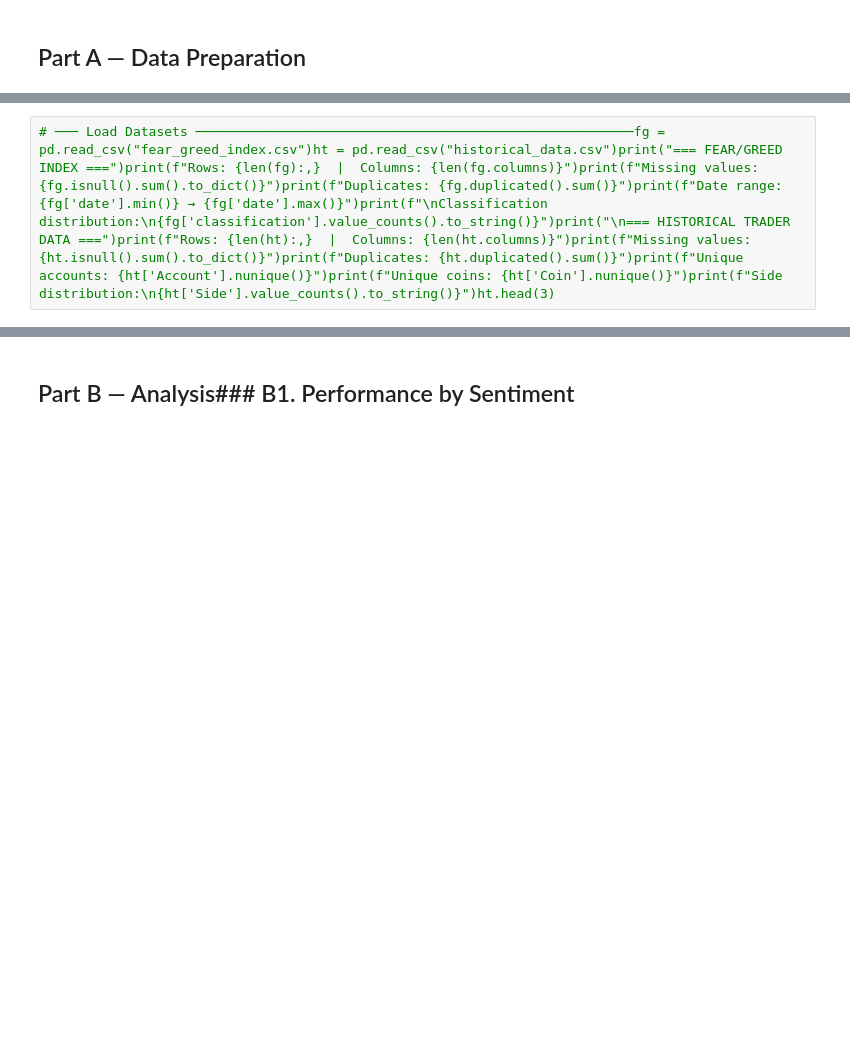
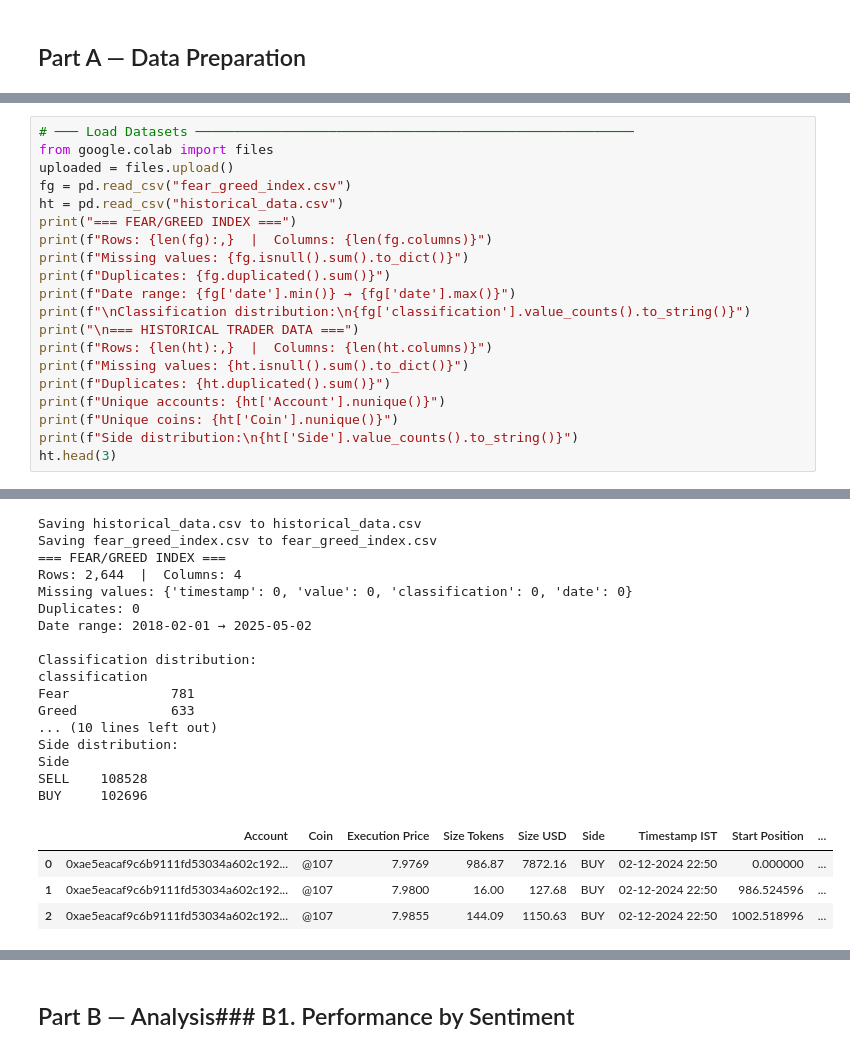
Before and after one commit to tomararpit147/Hyperliquid-Analysis-Project, a Jupyter notebook: analysis_notebook.ipynb, the cells around one changed output, grey strips where cells are left out. Cells and saved outputs as stored; diff of their text form; blank space fills up the shorter version.

```diff
--- a/analysis_notebook.ipynb
+++ b/analysis_notebook.ipynb
@@ -7,2 +35,21 @@ import pandas as pdimport numpy as npimport matplotlib.pyplot as pltimport matpl
 # %%
-# ─── Load Datasets ────────────────────────────────────────────────────────fg = pd.read_csv("fear_greed_index.csv")ht = pd.read_csv("historical_data.csv")print("=== FEAR/GREED INDEX ===")print(f"Rows: {len(fg):,}  |  Columns: {len(fg.columns)}")print(f"Missing values: {fg.isnull().sum().to_dict()}")print(f"Duplicates: {fg.duplicated().sum()}")print(f"Date range: {fg['date'].min()} → {fg['date'].max()}")print(f"\nClassification distribution:\n{fg['classification'].value_counts().to_string()}")print("\n=== HISTORICAL TRADER DATA ===")print(f"Rows: {len(ht):,}  |  Columns: {len(ht.columns)}")print(f"Missing values: {ht.isnull().sum().to_dict()}")print(f"Duplicates: {ht.duplicated().sum()}")print(f"Unique accounts: {ht['Account'].nunique()}")print(f"Unique coins: {ht['Coin'].nunique()}")print(f"Side distribution:\n{ht['Side'].value_counts().to_string()}")ht.head(3)
+# ─── Load Datasets ────────────────────────────────────────────────────────
+from google.colab import files
+uploaded = files.upload()
+fg = pd.read_csv("fear_greed_index.csv")
+ht = pd.read_csv("historical_data.csv")
+print("=== FEAR/GREED INDEX ===")
+print(f"Rows: {len(fg):,}  |  Columns: {len(fg.columns)}")
+print(f"Missing values: {fg.isnull().sum().to_dict()}")
+print(f"Duplicates: {fg.duplicated().sum()}")
+print(f"Date range: {fg['date'].min()} → {fg['date'].max()}")
+print(f"\nClassification distribution:\n{fg['classification'].value_counts().to_string()}")
+print("\n=== HISTORICAL TRADER DATA ===")
+print(f"Rows: {len(ht):,}  |  Columns: {len(ht.columns)}")
+print(f"Missing values: {ht.isnull().sum().to_dict()}")
+print(f"Duplicates: {ht.duplicated().sum()}")
+print(f"Unique accounts: {ht['Account'].nunique()}")
+print(f"Unique coins: {ht['Coin'].nunique()}")
+print(f"Side distribution:\n{ht['Side'].value_counts().to_string()}")
+ht.head(3)
+# %% [output]
@@ -9 +57,22 @@ import pandas as pdimport numpy as npimport matplotlib.pyplot as pltimport matpl
+Saving historical_data.csv to historical_data.csv
+Saving fear_greed_index.csv to fear_greed_index.csv
+=== FEAR/GREED INDEX ===
+Rows: 2,644  |  Columns: 4
+Missing values: {'timestamp': 0, 'value': 0, 'classification': 0, 'date': 0}
+Duplicates: 0
+Date range: 2018-02-01 → 2025-05-02
+
+Classification distribution:
+classification
+Fear             781
+Greed            633
+... (10 lines left out)
+Side distribution:
+Side
+SELL    108528
+BUY     102696
+|  | Account | Coin | Execution Price | Size Tokens | Size USD | Side | Timestamp IST | Start Position | ... |
+| 0 | 0xae5eacaf9c6b9111fd53034a602c192... | @107 | 7.9769 | 986.87 | 7872.16 | BUY | 02-12-2024 22:50 | 0.000000 | ... |
+| 1 | 0xae5eacaf9c6b9111fd53034a602c192... | @107 | 7.9800 | 16.00 | 127.68 | BUY | 02-12-2024 22:50 | 986.524596 | ... |
+| 2 | 0xae5eacaf9c6b9111fd53034a602c192... | @107 | 7.9855 | 144.09 | 1150.63 | BUY | 02-12-2024 22:50 | 1002.518996 | ... |
 # %%
```
Also changed, not shown: parts of 13 cells of this notebook.
